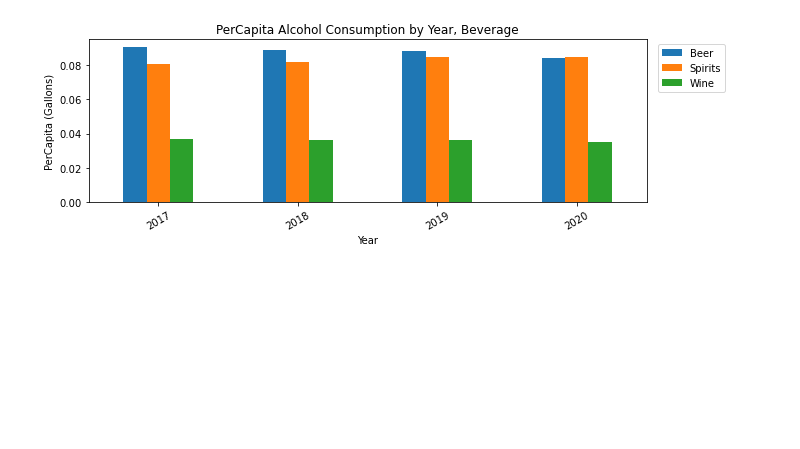
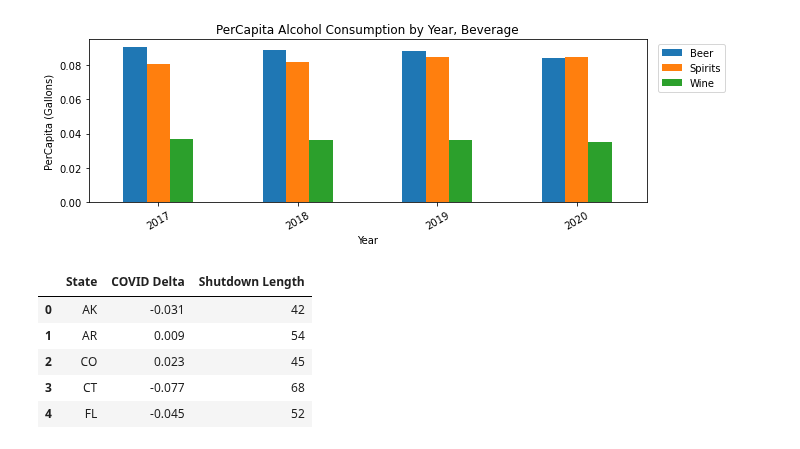
Before and after one commit to zach-18/Project_1_Group_3, a Jupyter notebook: PZJupyter.ipynb, the cells around one changed output. Cells and saved outputs as stored; diff of their text form; code cells hidden in the pictures; blank space fills up the shorter version.

```diff
--- a/PZJupyter.ipynb
+++ b/PZJupyter.ipynb
@@ -252,3 +254,13 @@ plt.legend(loc='upper right', bbox_to_anchor=(1.15, 1))
 plt.savefig("data/vis2beverage.png")
 # %% [output]
 [figure]
+# %%
+final_df = pd.read_csv('data/final_graphic.csv', delimiter = ',')
+final_df.head()
+# %% [output]
+|  | State | COVID Delta | Shutdown Length |
+| 0 | AK | -0.031 | 42 |
+| 1 | AR | 0.009 | 54 |
+| 2 | CO | 0.023 | 45 |
+| 3 | CT | -0.077 | 68 |
+| 4 | FL | -0.045 | 52 |
```
Also changed, not shown: parts of 3 cells of this notebook, 2 other files.
